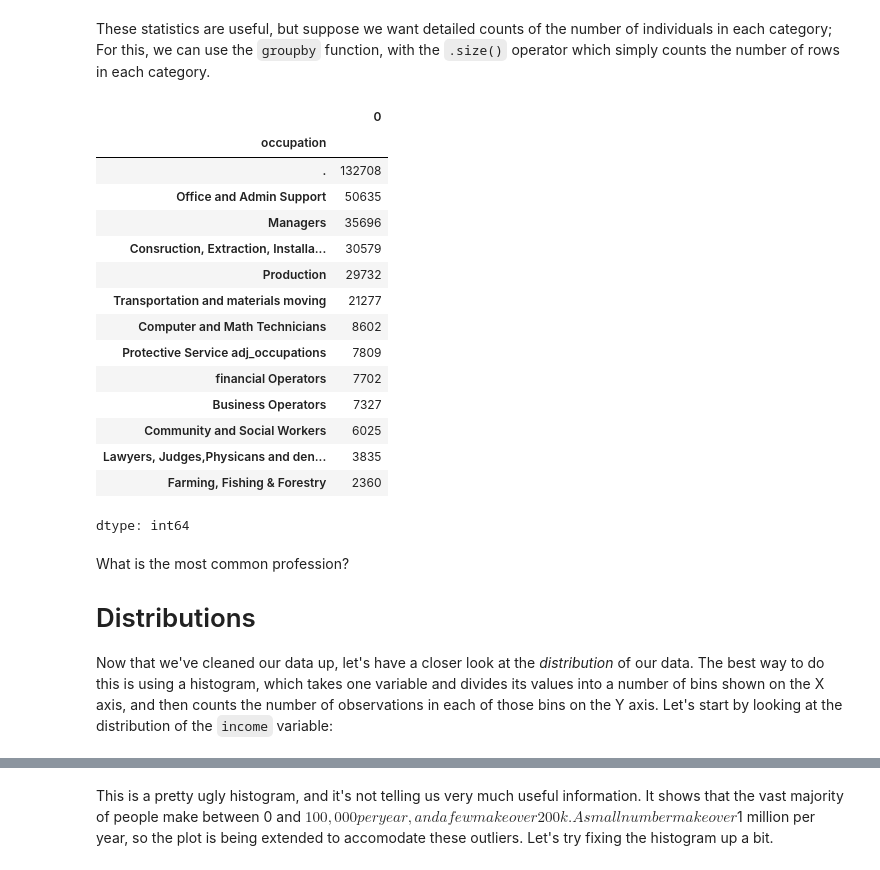
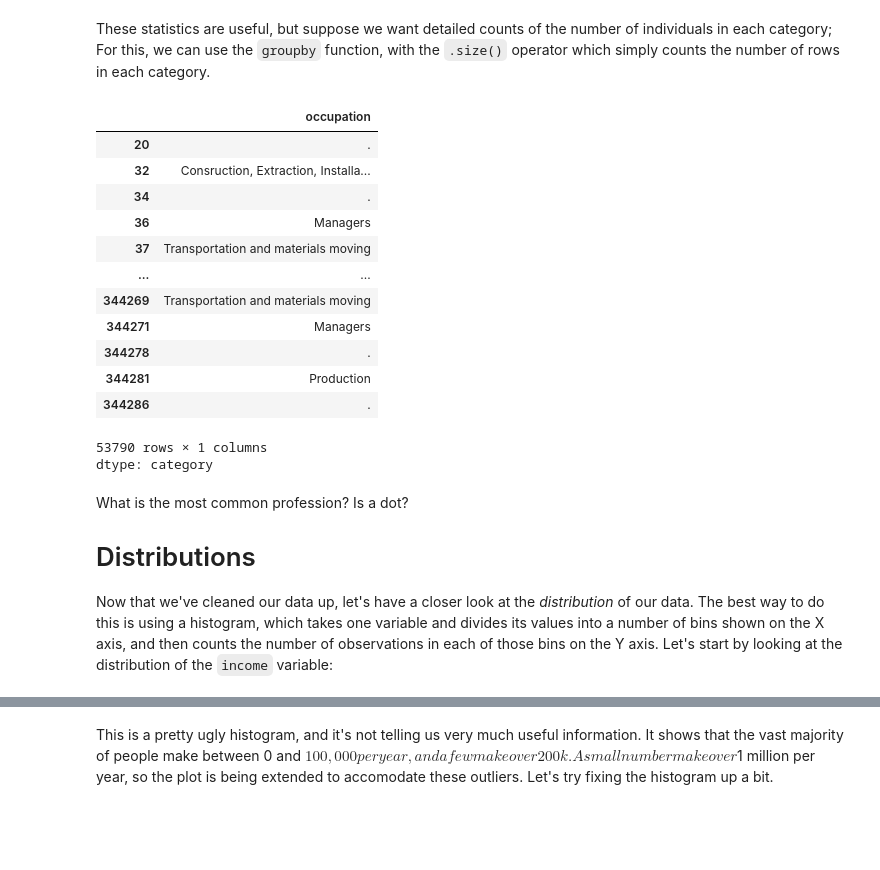
Before and after one commit to JmmQM2/QM2, a Jupyter notebook: W5_Distributions_and_Basic_Statistics.ipynb, the cells around one changed output, grey strips where cells are left out. Saved outputs shown, nothing was run; the diff lists cells and outputs as text; code cells hidden in the pictures; blank space fills up the shorter version.

```diff
--- a/W5_Distributions_and_Basic_Statistics.ipynb
+++ b/W5_Distributions_and_Basic_Statistics.ipynb
@@ -196,26 +196,24 @@ These statistics are useful, but suppose we want detailed counts of the number o
 # %%
 occupations= df.groupby('occupation').size()
 occupations.sort_values(ascending=False)
+df.occupation
 # %% [output]
-|  | 0 |
-| occupation |  |
-| . | 132708 |
-| Office and Admin Support | 50635 |
-| Managers | 35696 |
-| Consruction, Extraction, Installa... | 30579 |
-| Production | 29732 |
-| Transportation and materials moving | 21277 |
-| Computer and Math Technicians | 8602 |
-| Protective Service adj_occupations | 7809 |
-| financial Operators | 7702 |
-| Business Operators | 7327 |
-| Community and Social Workers | 6025 |
-| Lawyers, Judges,Physicans and den... | 3835 |
-| Farming, Fishing & Forestry | 2360 |
+|  | occupation |
+| 20 | . |
+| 32 | Consruction, Extraction, Installa... |
+| 34 | . |
+| 36 | Managers |
+| 37 | Transportation and materials moving |
+| ... | ... |
+| 344269 | Transportation and materials moving |
+| 344271 | Managers |
+| 344278 | . |
+| 344281 | Production |
+| 344286 | . |
-dtype: int64
+53790 rows × 1 columns
+dtype: category
 # %% [markdown]
-What is the most common profession?
-
+What is the most common profession? Is a dot?
 
 # Distributions
 
```
Also changed, not shown: parts of 9 cells of this notebook.
